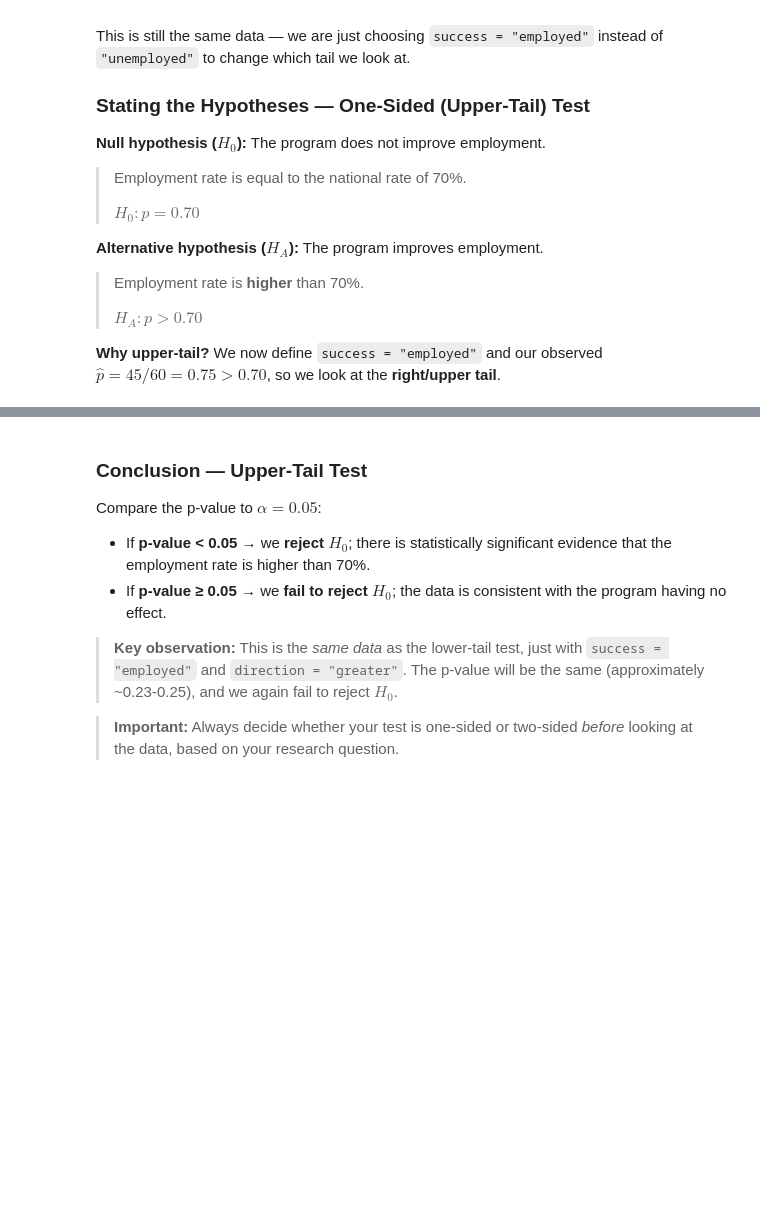
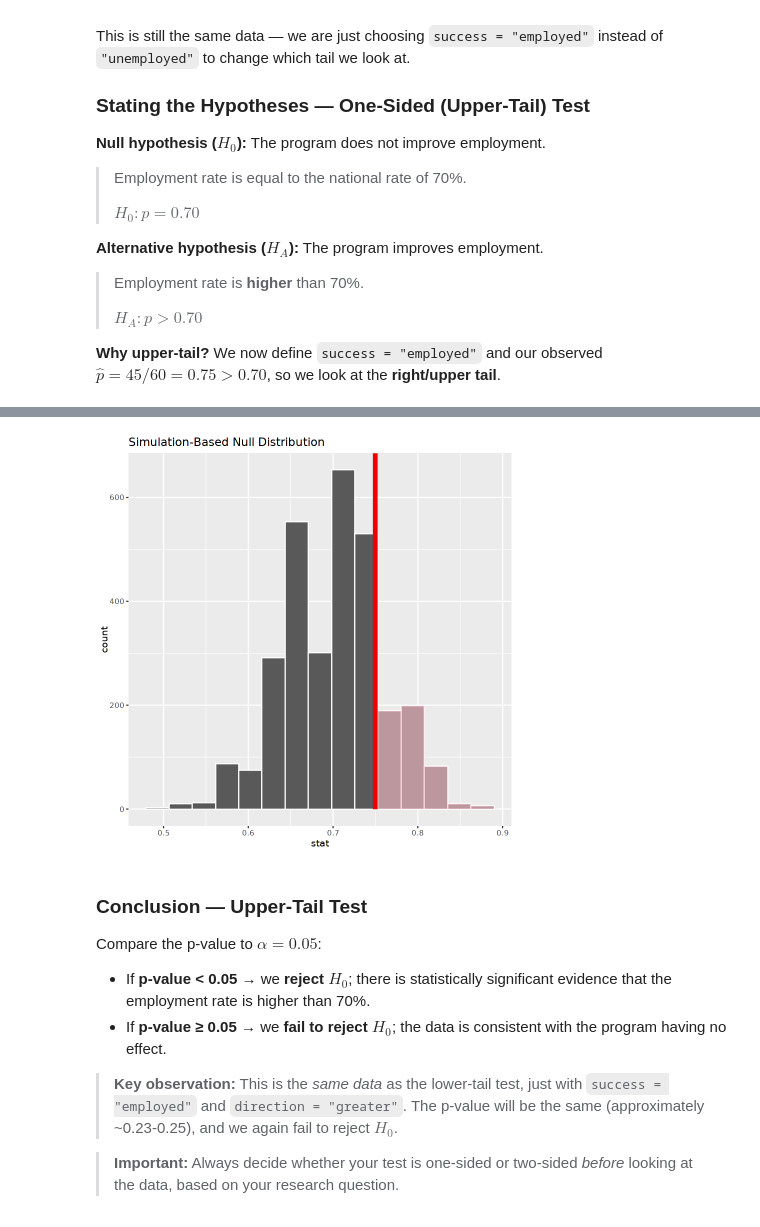
Before and after one commit to sarahcburnett/ds4all-materials-sp26-public, a Jupyter notebook: lecture-notebooks/hypothesis testing/hypothesis_testing_single_prop.ipynb, the cells around one changed output, grey strips where cells are left out. Drawn from its saved outputs; the diff is of its cells as text; code cells hidden in the pictures; blank space fills up the shorter version.

```diff
--- a/lecture-notebooks/hypothesis testing/hypothesis_testing_single_prop.ipynb
+++ b/lecture-notebooks/hypothesis testing/hypothesis_testing_single_prop.ipynb
@@ -288,7 +331,9 @@ p_value_upper
 # %%
 # Visualize the p-value (shaded region is the upper/right tail)
-visualize(null_dist_upper) +
+visualize(null_dist) +
   shade_p_value(obs_stat = 45/60, direction = "greater")
+# %% [output]
+[figure, added]
 # %% [markdown]
 ### Conclusion — Upper-Tail Test
 
```
Also changed, not shown: parts of 11 cells of this notebook.
